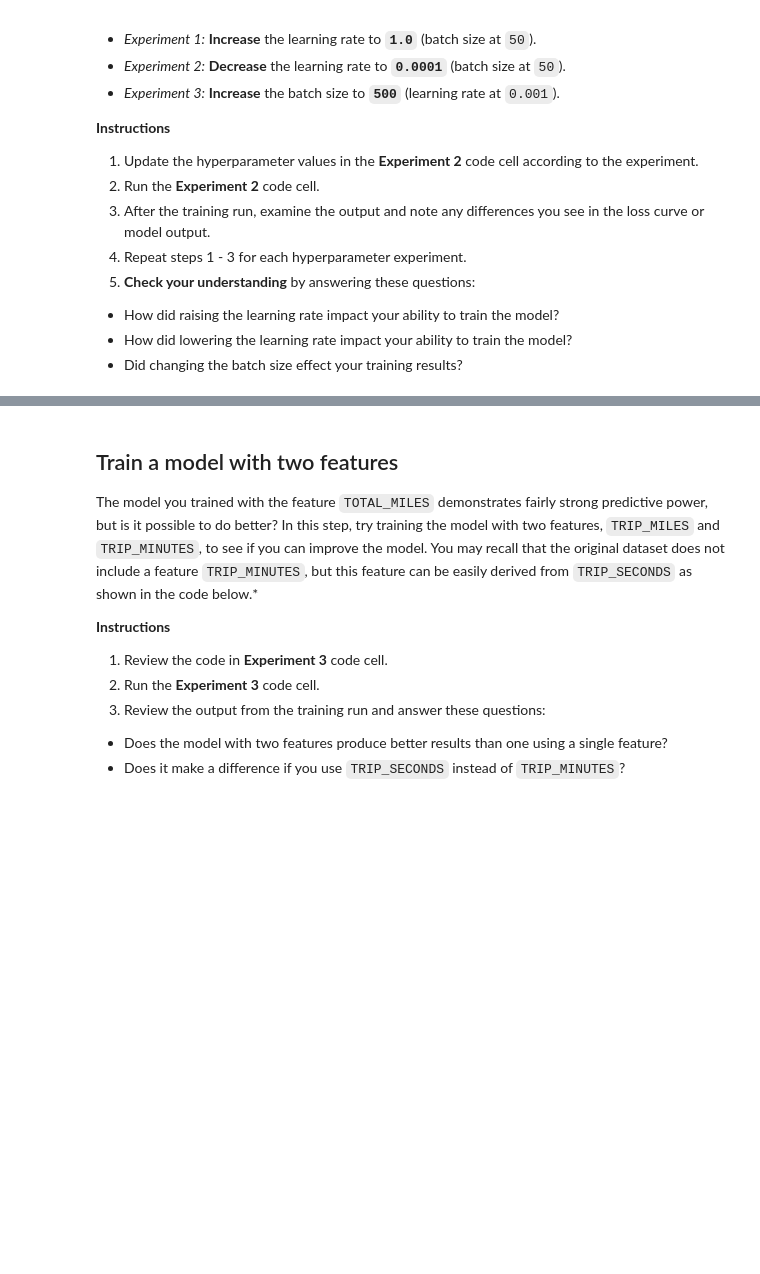
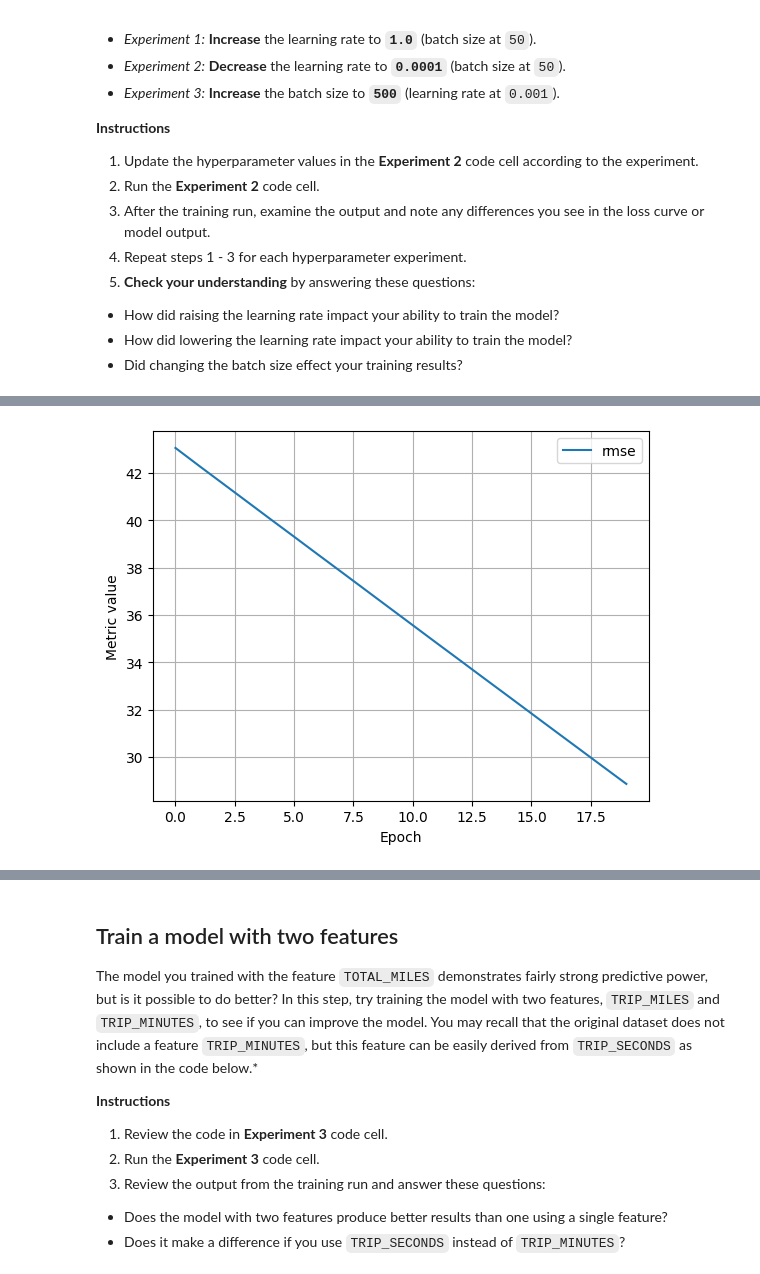
Before and after one commit to saumyaojha1407/ml-ai-learning, a Jupyter notebook: ml/cc/exercises/linear_regression_taxi.ipynb, the cells around one changed output, grey strips where cells are left out. Saved outputs shown, nothing was run; the diff lists cells and outputs as text; code cells hidden in the pictures; blank space fills up the shorter version.

```diff
--- a/ml/cc/exercises/linear_regression_taxi.ipynb
+++ b/ml/cc/exercises/linear_regression_taxi.ipynb
@@ -371,7 +465,7 @@ It is common with machine learning to run multiple experiments to find the best
 settings_2 = ml_edu.experiment.ExperimentSettings(
     learning_rate = 0.001,
     number_epochs = 20,
-    batch_size = 50,
+    batch_size = 500,
     input_features = ['TRIP_MILES']
 )
 
@@ -383,3 +477,4 @@ experiment_2 = train_model('one_feature_hyper', model_2, training_df, 'FARE', se
 
 ml_edu.results.plot_experiment_metrics(experiment_2, ['rmse'])
 ml_edu.results.plot_model_predictions(experiment_2, training_df, 'FARE')
+# %% [output]
@@ -386,3 +499,4 @@ ml_edu.results.plot_model_predictions(experiment_2, training_df, 'FARE')
+[figure, added]
 # %%
 #@title Double-click to view answers for hyperparameter experiments
 
```
Also changed, not shown: parts of 14 cells of this notebook.
